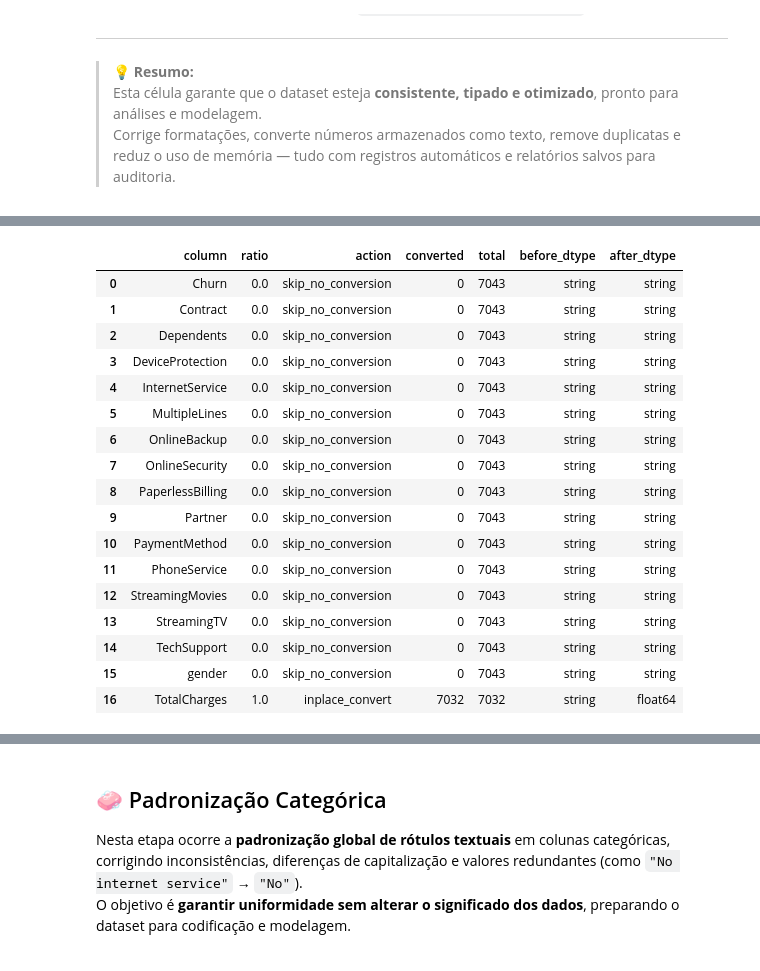
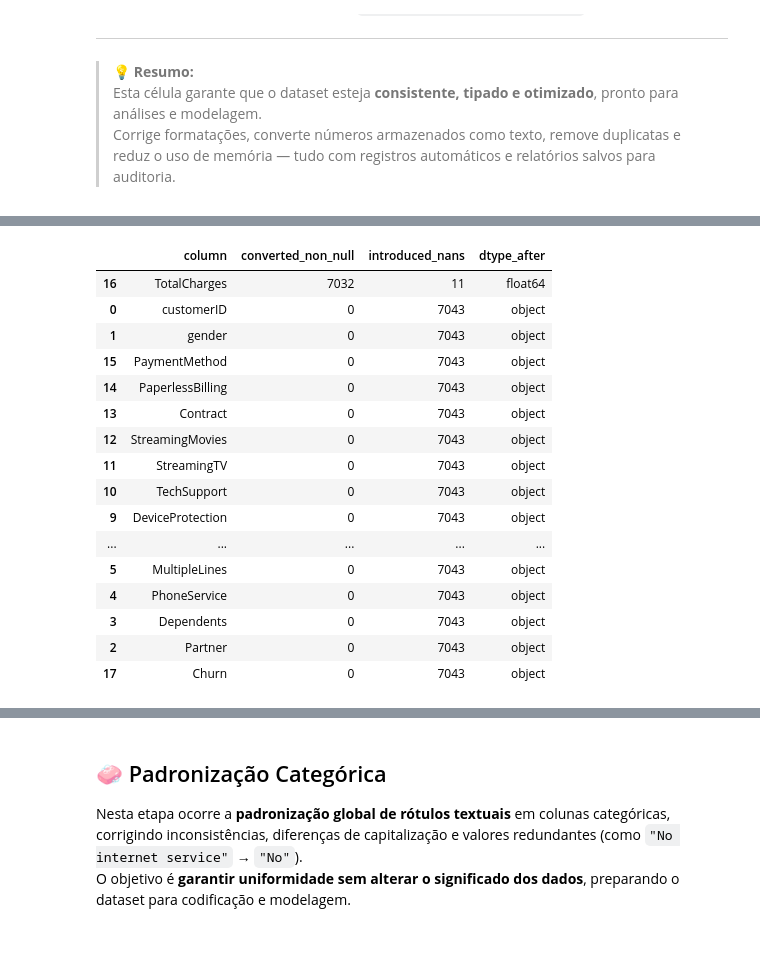
Before and after one commit to FabioAguiar/data-project-template, a Jupyter notebook: notebooks/01_data_preparation_template.ipynb, the cells around one changed output, grey strips where cells are left out. Drawn from its saved outputs; the diff is of its cells as text; code cells hidden in the pictures.

```diff
--- a/notebooks/01_data_preparation_template.ipynb
+++ b/notebooks/01_data_preparation_template.ipynb
@@ -391,13 +407,23 @@ display(ud.missing_report(df).head(20))
 > - A variável `df` representa o dataset principal que seguirá pelas próximas etapas do pipeline.
 > - Logs e relatórios são salvos para garantir transparência e rastreabilidade do processo.
 # %%
+import sys, importlib
+sys.path.insert(0, r"C:\Users\fabio\Projetos DEV\data projects\data-project-template\utils")
+
+import utils_data as ud
+importlib.reload(ud)
+
+print(ud.__file__)
+print(ud.UTILS_DATA_VERSION)  # deve mostrar 1.1.1
+
+
 # 1) Carregar todas as fontes
 tables = {}
 for name, cfg in SOURCES.items():
     path = cfg["path"]
     fmt = cfg.get("format")              # se None, detecta pelo sufixo
     read_opts = cfg.get("read_opts", {}) # ex.: sep/encoding/low_memory para CSV
-    df_src = ud.load_table_simple(path, fmt, read_opts)  # agora com prefixo ud.
+    df_src = ud.load_table_simple(path, fmt, **read_opts)  # agora com prefixo ud.
     tables[name] = df_src
 
     # visão rápida por fonte
@@ -638,11 +664,19 @@ Nesta etapa o notebook realiza a **padronização estrutural e tipagem automáti
 > Esta célula garante que o dataset esteja **consistente, tipado e otimizado**, pronto para análises e modelagem.
 > Corrige formatações, converte números armazenados como texto, remove duplicatas e reduz o uso de memória — tudo com registros automáticos e relatórios salvos para auditoria.
 # %%
-# Executa a etapa de qualidade & tipagem encapsulada no utils
+# Qualidade & Tipagem (compatível com ambas as APIs)
+
 df_before_shape = df.shape
 mem_before = float(df.memory_usage(deep=True).sum() / (1024**2))
 
-df, rep = ud.n1_quality_typing(df, config, paths.reports_dir)
+# ⚠️ Importante: NÃO passe paths.reports_dir como 'root', pois isso duplicará 'reports/reports'.
+# Deixe o utils resolver a raiz do projeto internamente.
+if hasattr(ud, "n1_quality_typing_dict"):
+    out = ud.n1_quality_typing_dict(df, config)   # sempre retorna dict
+    df  = out["df"]
+    rep = out
+else:
+    df, rep = ud.n1_quality_typing(df, config)    # retorna (df, meta_dict)
 
 mem_after  = float(df.memory_usage(deep=True).sum() / (1024**2))
 delta_rows = df.shape[0] - df_before_shape[0]
@@ -650,24 +684,33 @@ delta_cols = df.shape[1] - df_before_shape[1]
 delta_mem  = mem_after - mem_before
 
 # Exibe relatórios úteis (se existirem)
-if "cast_report" in rep:
+cast_report = rep.get("cast_report") if isinstance(rep, dict) else None
+if isinstance(cast_report, pd.DataFrame) and not cast_report.empty:
     print("📄 Conversões numéricas (amostra):")
-    display(rep["cast_report"].head(20))
+    display(cast_report.head(20))
 
-if "duplicates" in rep and isinstance(rep["duplicates"], pd.DataFrame) and not rep["duplicates"].empty:
+dups = rep.get("duplicates") if isinstance(rep, dict) else None
+if isinstance(dups, pd.DataFrame) and not dups.empty:
     print("\n🔁 Duplicatas detectadas (amostra):")
-    display(rep["duplicates"].head(10))
-    if "duplicates_summary" in rep:
+    display(dups.head(10))
+    dsum = rep.get("duplicates_summary") if isinstance(rep, dict) else None
+    if isinstance(dsum, pd.DataFrame) and not dsum.empty:
         print("📊 Resumo por chave:")
-        display(rep["duplicates_summary"].head(20))
+        display(dsum.head(20))
 else:
     print("\n✅ Nenhuma duplicidade encontrada segundo os critérios definidos.")
 
 # Mensagem de sucesso consolidada
+reported_keys = []
+if isinstance(rep, dict):
+    for k, v in rep.items():
+        if isinstance(v, pd.DataFrame) and not v.empty:
+            reported_keys.append(k)
+
 print(
     f"\n✅ Qualidade & Tipagem concluído com sucesso!\n"
     f"→ Shape: {df_before_shape} → {df.shape} (Δlinhas={delta_rows:+}, Δcolunas={delta_cols:+})\n"
     f"→ Memória: {mem_before:.2f} MB → {mem_after:.2f} MB (Δ={delta_mem:+.2f} MB)\n"
-    f"→ Relatórios gerados: {', '.join([k for k,v in rep.items() if isinstance(v, pd.DataFrame) and not v.empty]) or '—'}"
+    f"→ Relatórios gerados: {', '.join(reported_keys) if reported_keys else '—'}"
 )
 # %% [output]
@@ -681,22 +733,21 @@ print(
 📄 Conversões numéricas (amostra):
-|  | column | ratio | action | converted | total | before_dtype | after_dtype |
-| 0 | Churn | 0.0 | skip_no_conversion | 0 | 7043 | string | string |
-| 1 | Contract | 0.0 | skip_no_conversion | 0 | 7043 | string | string |
-| 2 | Dependents | 0.0 | skip_no_conversion | 0 | 7043 | string | string |
-| 3 | DeviceProtection | 0.0 | skip_no_conversion | 0 | 7043 | string | string |
-| 4 | InternetService | 0.0 | skip_no_conversion | 0 | 7043 | string | string |
-| 5 | MultipleLines | 0.0 | skip_no_conversion | 0 | 7043 | string | string |
-| 6 | OnlineBackup | 0.0 | skip_no_conversion | 0 | 7043 | string | string |
-| 7 | OnlineSecurity | 0.0 | skip_no_conversion | 0 | 7043 | string | string |
-| 8 | PaperlessBilling | 0.0 | skip_no_conversion | 0 | 7043 | string | string |
-| 9 | Partner | 0.0 | skip_no_conversion | 0 | 7043 | string | string |
-| 10 | PaymentMethod | 0.0 | skip_no_conversion | 0 | 7043 | string | string |
-| 11 | PhoneService | 0.0 | skip_no_conversion | 0 | 7043 | string | string |
-| 12 | StreamingMovies | 0.0 | skip_no_conversion | 0 | 7043 | string | string |
-| 13 | StreamingTV | 0.0 | skip_no_conversion | 0 | 7043 | string | string |
-| 14 | TechSupport | 0.0 | skip_no_conversion | 0 | 7043 | string | string |
-| 15 | gender | 0.0 | skip_no_conversion | 0 | 7043 | string | string |
-| 16 | TotalCharges | 1.0 | inplace_convert | 7032 | 7032 | string | float64 |
+|  | column | converted_non_null | introduced_nans | dtype_after |
+| 16 | TotalCharges | 7032 | 11 | float64 |
+| 0 | customerID | 0 | 7043 | object |
+| 1 | gender | 0 | 7043 | object |
+| 15 | PaymentMethod | 0 | 7043 | object |
+| 14 | PaperlessBilling | 0 | 7043 | object |
+| 13 | Contract | 0 | 7043 | object |
+| 12 | StreamingMovies | 0 | 7043 | object |
+| 11 | StreamingTV | 0 | 7043 | object |
+| 10 | TechSupport | 0 | 7043 | object |
+| 9 | DeviceProtection | 0 | 7043 | object |
+| ... | ... | ... | ... | ... |
+| 5 | MultipleLines | 0 | 7043 | object |
+| 4 | PhoneService | 0 | 7043 | object |
+| 3 | Dependents | 0 | 7043 | object |
+| 2 | Partner | 0 | 7043 | object |
+| 17 | Churn | 0 | 7043 | object |
 ✅ Nenhuma duplicidade encontrada segundo os critérios definidos.
 
 ✅ Qualidade & Tipagem concluído com sucesso!
```
Also changed, not shown: parts of 11 cells of this notebook, 7 other files.
